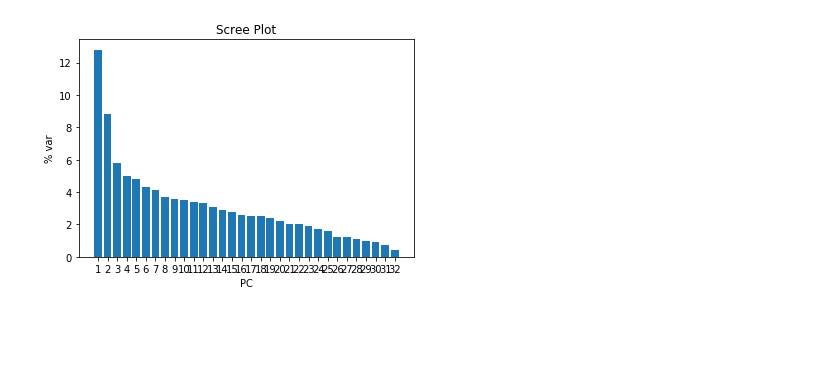
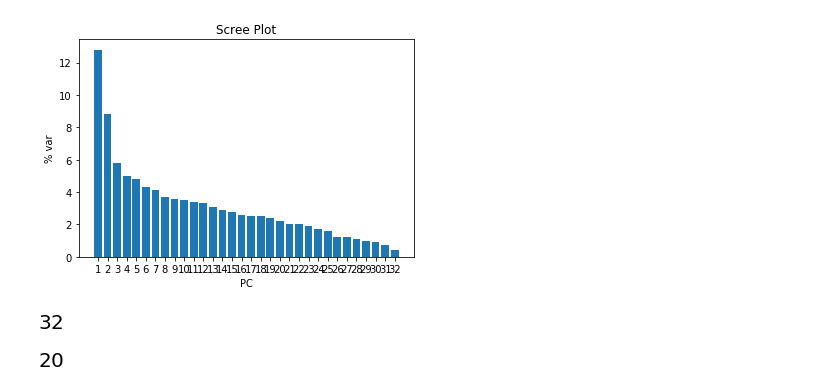
Before and after one commit to CSCI4850/S19-team3-project, a Jupyter notebook: LSTM.ipynb, the cells around one changed output. Saved outputs shown, nothing was run; the diff lists cells and outputs as text; code cells hidden in the pictures; blank space fills up the shorter version.

```diff
--- a/LSTM.ipynb
+++ b/LSTM.ipynb
@@ -507,3 +511,9 @@ plt.title("Scree Plot")
 plt.show()
 # %% [output]
 [figure]
+# %%
+display(x.shape[1])
+display(y.shape[1])
+# %% [output]
+[figure, added]
+[figure, added]
```
Also changed, not shown: parts of 6 cells of this notebook.
